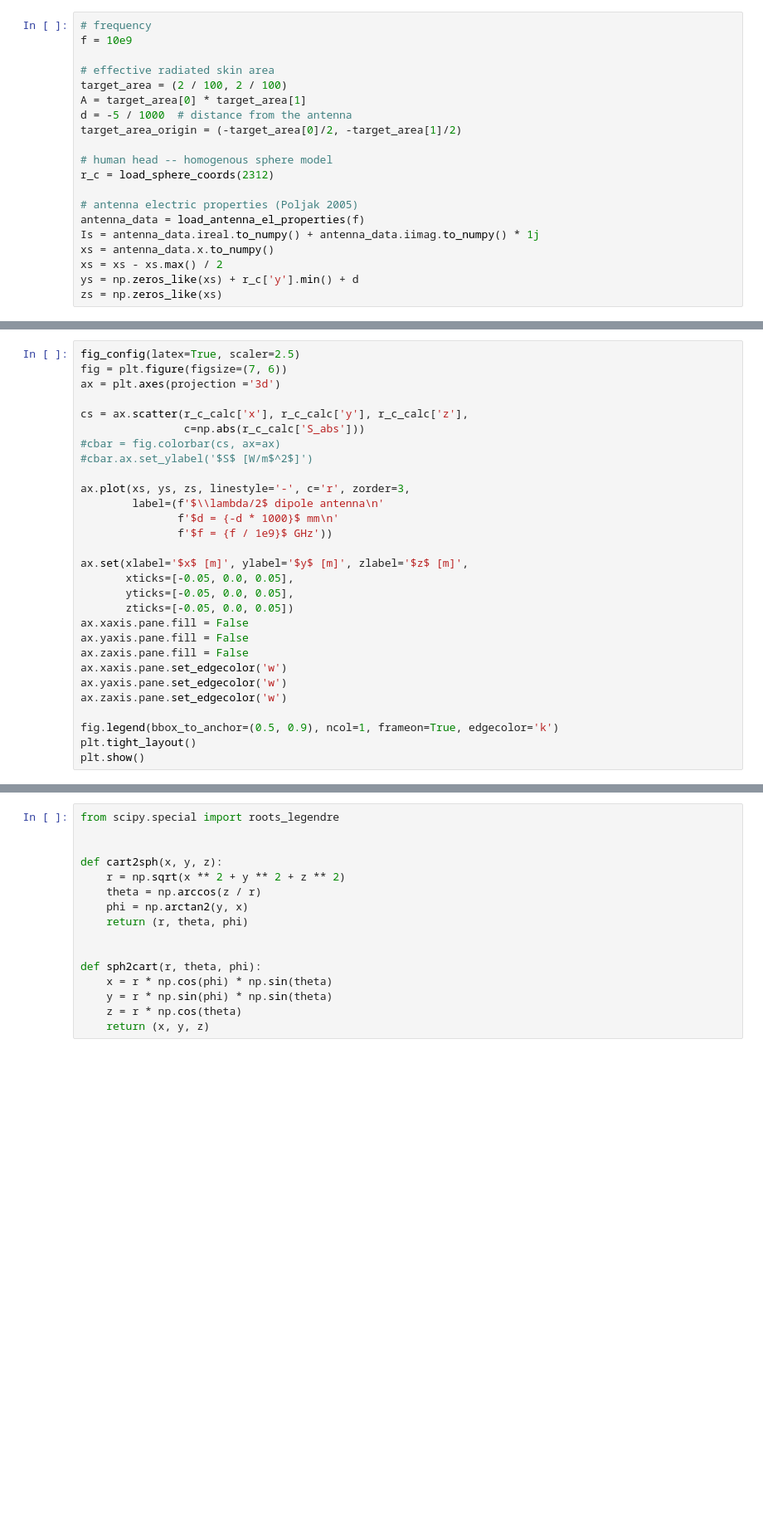
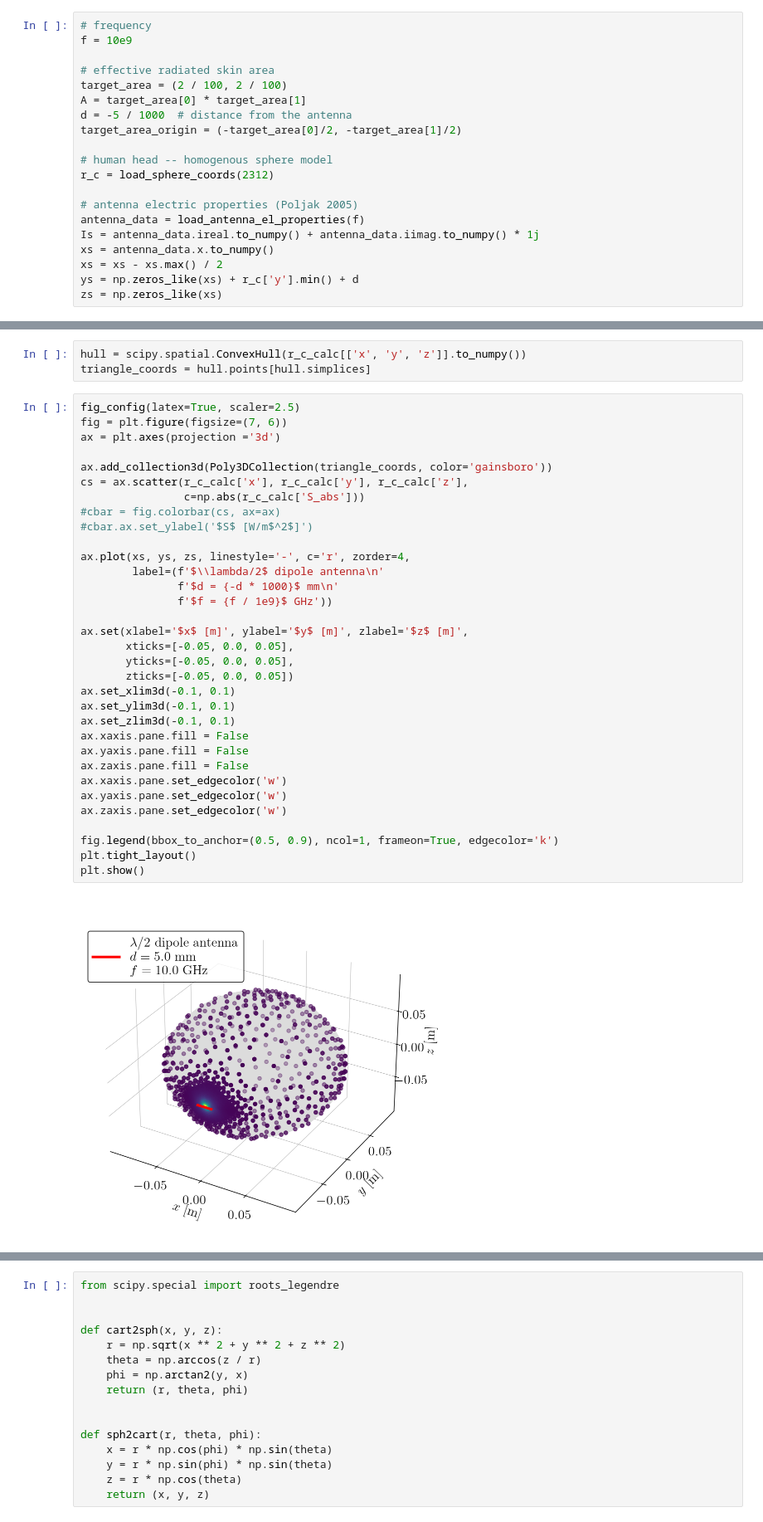
Before and after one commit to akapet00/EMF-exposure-analysis, a Jupyter notebook: notebooks/demo_sphere.ipynb, the cells around one changed output, grey strips where cells are left out. Shown: that part at 83% size. Drawn from its saved outputs; the diff is of its cells as text; blank space fills up the shorter version.

Commit message:
add convex hull to plot

```diff
--- a/notebooks/demo_sphere.ipynb
+++ b/notebooks/demo_sphere.ipynb
@@ -91,32 +95,41 @@ r_c_calc_ta.reset_index(drop=True, inplace=True)
+# %%
+hull = scipy.spatial.ConvexHull(r_c_calc[['x', 'y', 'z']].to_numpy())
+triangle_coords = hull.points[hull.simplices]
 # %%
 fig_config(latex=True, scaler=2.5)
 fig = plt.figure(figsize=(7, 6))
 ax = plt.axes(projection ='3d')
 
+ax.add_collection3d(Poly3DCollection(triangle_coords, color='gainsboro'))
 cs = ax.scatter(r_c_calc['x'], r_c_calc['y'], r_c_calc['z'],
                 c=np.abs(r_c_calc['S_abs']))
 #cbar = fig.colorbar(cs, ax=ax)
 #cbar.ax.set_ylabel('$S$ [W/m$^2$]')
 
-ax.plot(xs, ys, zs, linestyle='-', c='r', zorder=3,
+ax.plot(xs, ys, zs, linestyle='-', c='r', zorder=4,
         label=(f'$\\lambda/2$ dipole antenna\n'
                f'$d = {-d * 1000}$ mm\n'
                f'$f = {f / 1e9}$ GHz'))
 
 ax.set(xlabel='$x$ [m]', ylabel='$y$ [m]', zlabel='$z$ [m]',
        xticks=[-0.05, 0.0, 0.05],
        yticks=[-0.05, 0.0, 0.05],
        zticks=[-0.05, 0.0, 0.05])
+ax.set_xlim3d(-0.1, 0.1)
+ax.set_ylim3d(-0.1, 0.1)
+ax.set_zlim3d(-0.1, 0.1)
 ax.xaxis.pane.fill = False
 ax.yaxis.pane.fill = False
 ax.zaxis.pane.fill = False
 ax.xaxis.pane.set_edgecolor('w')
 ax.yaxis.pane.set_edgecolor('w')
 ax.zaxis.pane.set_edgecolor('w')
 
 fig.legend(bbox_to_anchor=(0.5, 0.9), ncol=1, frameon=True, edgecolor='k')
 plt.tight_layout()
 plt.show()
+# %% [output]
+[figure, added]
 # %%
 fig_config(latex=True)
 fig = plt.figure(figsize=(7, 6))
```
Also changed, not shown: parts of 4 cells of this notebook.
